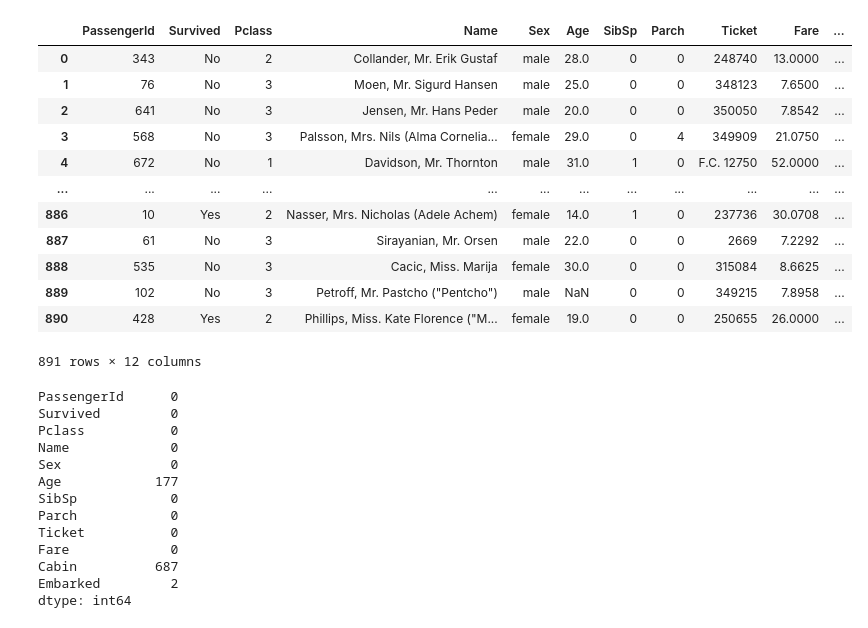
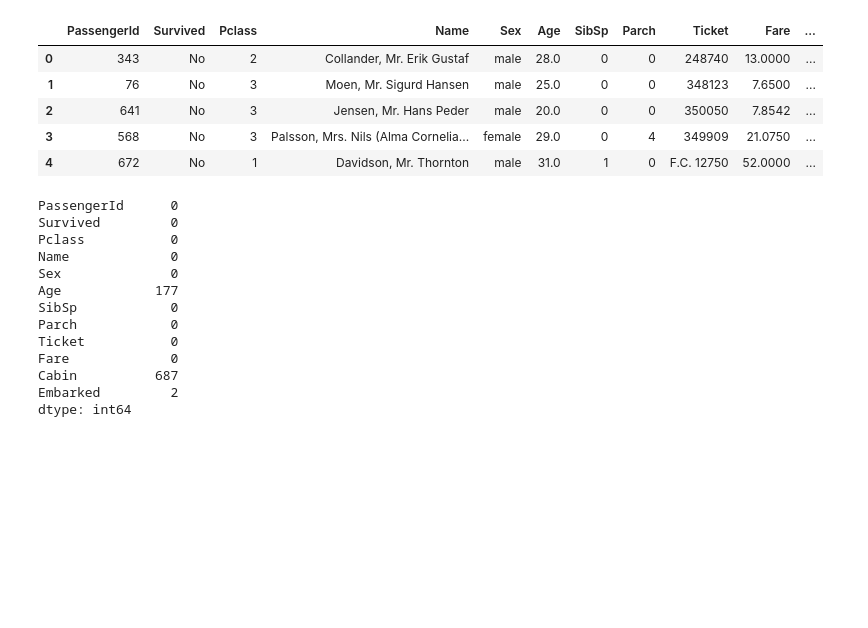
Before and after one commit to KhalilBR94/checkpoint-2-Khalil, a Jupyter notebook: Checkpoint 3.ipynb, the cells around one changed output. Saved outputs shown, nothing was run; the diff lists cells and outputs as text; code cells hidden in the pictures; blank space fills up the shorter version.

```diff
--- a/Checkpoint 3.ipynb
+++ b/Checkpoint 3.ipynb
@@ -1,21 +1,14 @@
 # %%
 import pandas as pd
 data=pd.read_csv(r'F:\SAUVGARDE 2020\user\Desktop\Gomycode\checkpoint 3\titanic-passengers.csv',sep=';')
-data
+data.head()
 # %% [output]
 |  | PassengerId | Survived | Pclass | Name | Sex | Age | SibSp | Parch | Ticket | Fare | ... |
 | 0 | 343 | No | 2 | Collander, Mr. Erik Gustaf | male | 28.0 | 0 | 0 | 248740 | 13.0000 | ... |
 | 1 | 76 | No | 3 | Moen, Mr. Sigurd Hansen | male | 25.0 | 0 | 0 | 348123 | 7.6500 | ... |
 | 2 | 641 | No | 3 | Jensen, Mr. Hans Peder | male | 20.0 | 0 | 0 | 350050 | 7.8542 | ... |
 | 3 | 568 | No | 3 | Palsson, Mrs. Nils (Alma Cornelia... | female | 29.0 | 0 | 4 | 349909 | 21.0750 | ... |
 | 4 | 672 | No | 1 | Davidson, Mr. Thornton | male | 31.0 | 1 | 0 | F.C. 12750 | 52.0000 | ... |
-| ... | ... | ... | ... | ... | ... | ... | ... | ... | ... | ... | ... |
-| 886 | 10 | Yes | 2 | Nasser, Mrs. Nicholas (Adele Achem) | female | 14.0 | 1 | 0 | 237736 | 30.0708 | ... |
-| 887 | 61 | No | 3 | Sirayanian, Mr. Orsen | male | 22.0 | 0 | 0 | 2669 | 7.2292 | ... |
-| 888 | 535 | No | 3 | Cacic, Miss. Marija | female | 30.0 | 0 | 0 | 315084 | 8.6625 | ... |
-| 889 | 102 | No | 3 | Petroff, Mr. Pastcho ("Pentcho") | male | NaN | 0 | 0 | 349215 | 7.8958 | ... |
-| 890 | 428 | Yes | 2 | Phillips, Miss. Kate Florence ("M... | female | 19.0 | 0 | 0 | 250655 | 26.0000 | ... |
-891 rows × 12 columns
 # %%
 data.isnull().sum()
 # %% [output]
```
Also changed, not shown: parts of 20 cells of this notebook.
